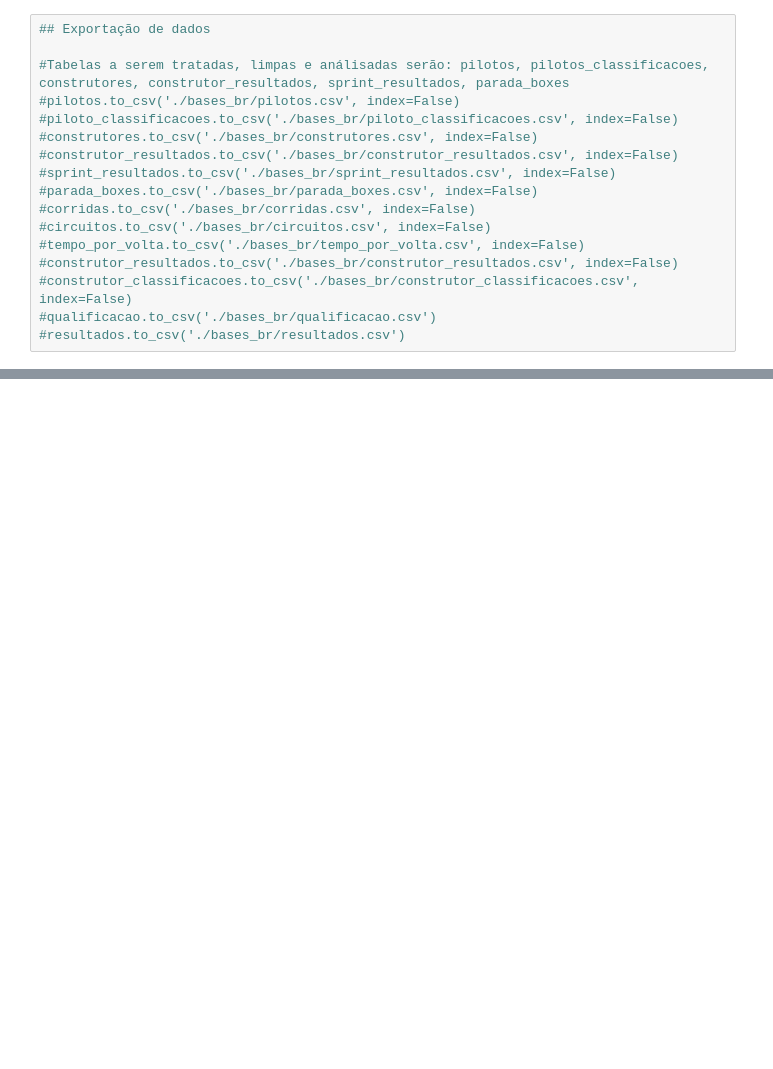
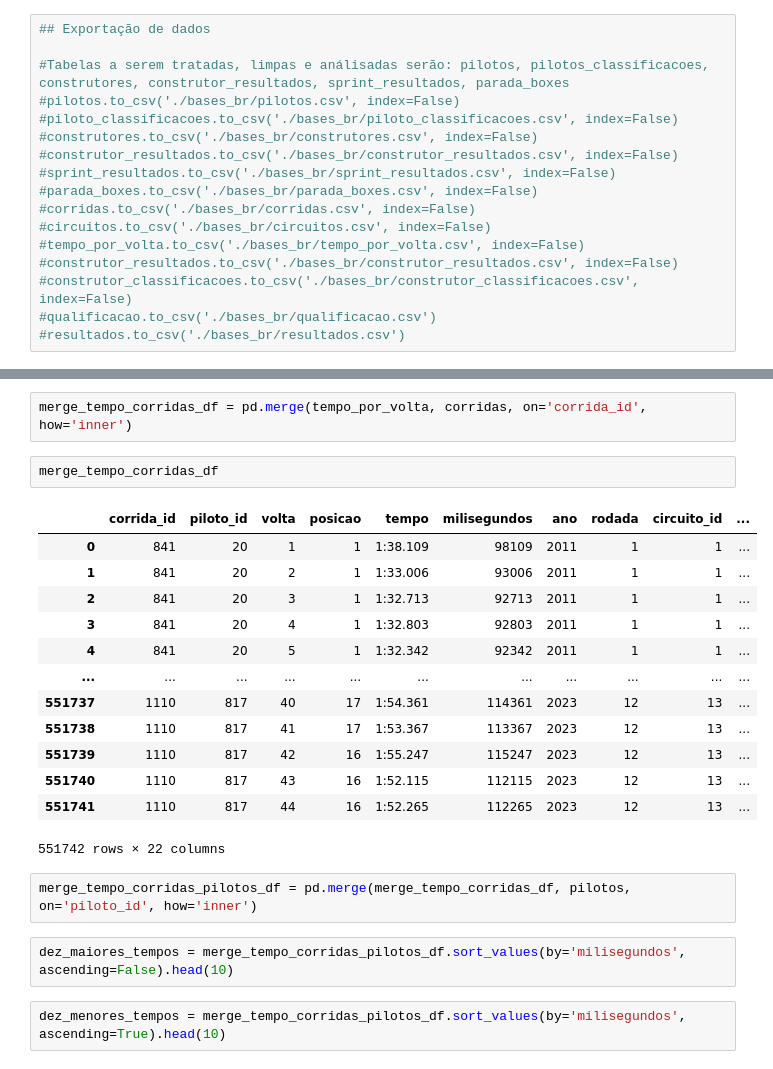
Before and after one commit to augustopinho/fatec_ipi_projeto_integrador_3, a Jupyter notebook: Tratamento_Limpeza_Dataset/tratamento_limpeza_dataset_completo.ipynb, the cells around one changed output, grey strips where cells are left out. Cells and saved outputs as stored; diff of their text form; blank space fills up the shorter version.

Commit message:
feat(maior_menor_laptime): tirando informações sobre o maior e o menor

```diff
--- a/Tratamento_Limpeza_Dataset/tratamento_limpeza_dataset_completo.ipynb
+++ b/Tratamento_Limpeza_Dataset/tratamento_limpeza_dataset_completo.ipynb
@@ -2750,0 +2799,24 @@ plt.show()
+# %%
+merge_tempo_corridas_df = pd.merge(tempo_por_volta, corridas, on='corrida_id', how='inner')
+# %%
+merge_tempo_corridas_df
+# %% [output]
+|  | corrida_id | piloto_id | volta | posicao | tempo | milisegundos | ano | rodada | circuito_id | ... |
+| 0 | 841 | 20 | 1 | 1 | 1:38.109 | 98109 | 2011 | 1 | 1 | ... |
+| 1 | 841 | 20 | 2 | 1 | 1:33.006 | 93006 | 2011 | 1 | 1 | ... |
+| 2 | 841 | 20 | 3 | 1 | 1:32.713 | 92713 | 2011 | 1 | 1 | ... |
+| 3 | 841 | 20 | 4 | 1 | 1:32.803 | 92803 | 2011 | 1 | 1 | ... |
+| 4 | 841 | 20 | 5 | 1 | 1:32.342 | 92342 | 2011 | 1 | 1 | ... |
+| ... | ... | ... | ... | ... | ... | ... | ... | ... | ... | ... |
+| 551737 | 1110 | 817 | 40 | 17 | 1:54.361 | 114361 | 2023 | 12 | 13 | ... |
+| 551738 | 1110 | 817 | 41 | 17 | 1:53.367 | 113367 | 2023 | 12 | 13 | ... |
+| 551739 | 1110 | 817 | 42 | 16 | 1:55.247 | 115247 | 2023 | 12 | 13 | ... |
+| 551740 | 1110 | 817 | 43 | 16 | 1:52.115 | 112115 | 2023 | 12 | 13 | ... |
+| 551741 | 1110 | 817 | 44 | 16 | 1:52.265 | 112265 | 2023 | 12 | 13 | ... |
+551742 rows × 22 columns
+# %%
+merge_tempo_corridas_pilotos_df = pd.merge(merge_tempo_corridas_df, pilotos, on='piloto_id', how='inner')
+# %%
+dez_maiores_tempos = merge_tempo_corridas_pilotos_df.sort_values(by='milisegundos', ascending=False).head(10)
+# %%
+dez_menores_tempos = merge_tempo_corridas_pilotos_df.sort_values(by='milisegundos', ascending=True).head(10)
```
Also changed, not shown: parts of 6 cells of this notebook.
